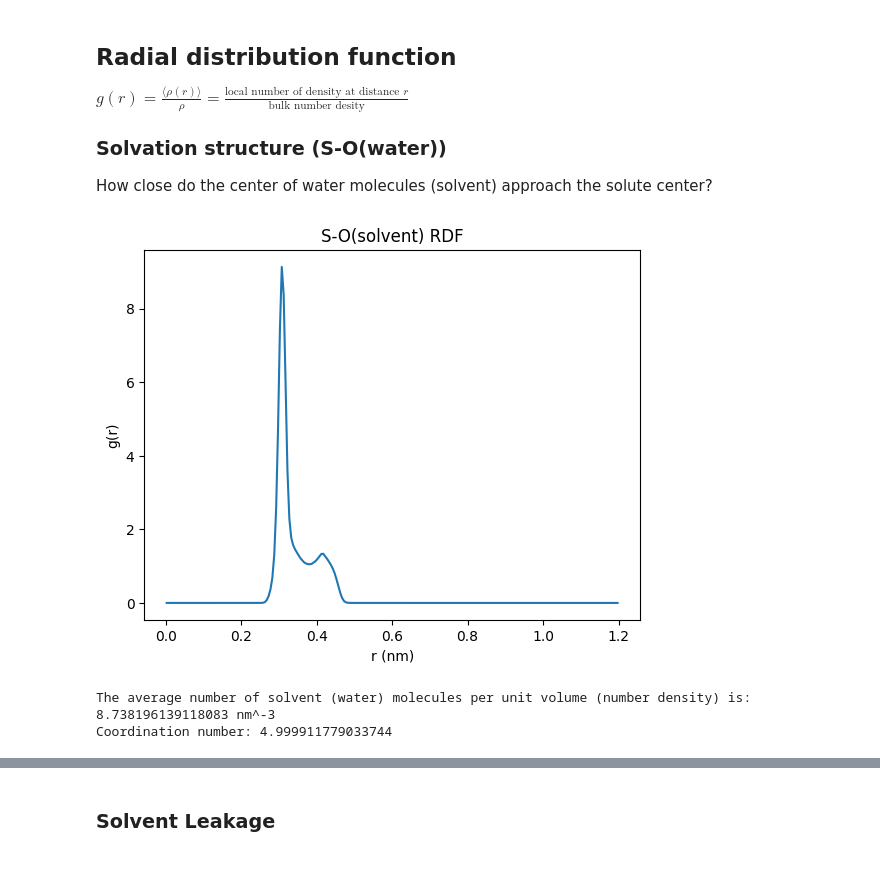
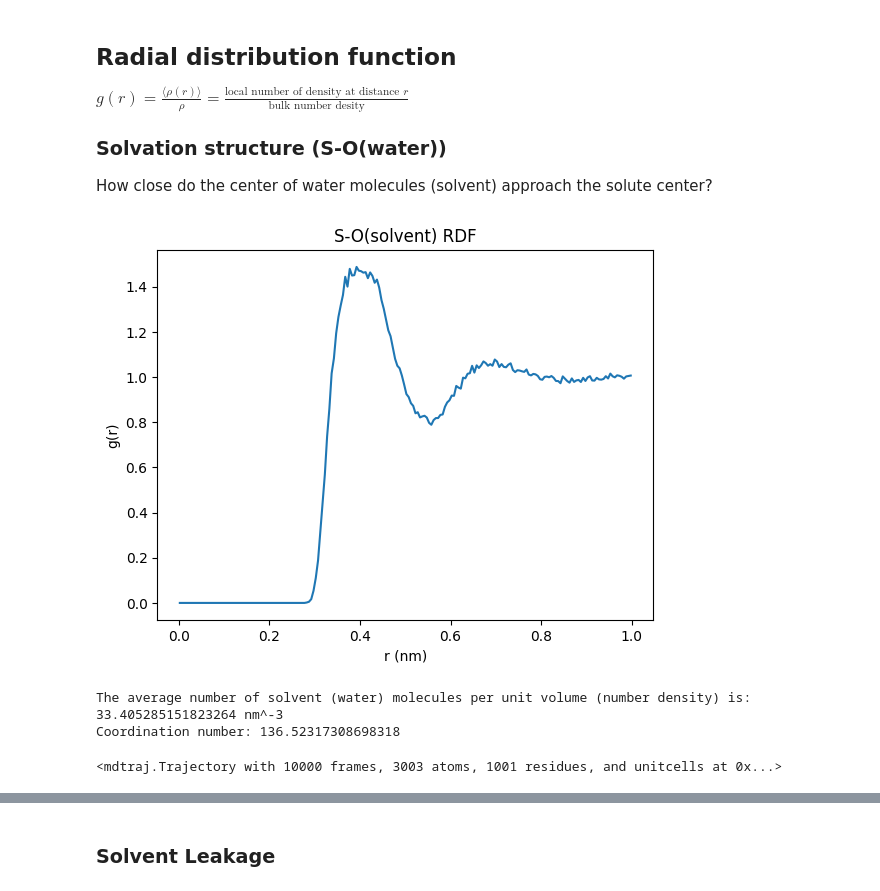
Before and after one commit to fleurdolmans/fab-torch, a Jupyter notebook: experiments/solvation/visualize_md.ipynb, the cells around one changed output, grey strips where cells are left out. Drawn from its saved outputs; the diff is of its cells as text; code cells hidden in the pictures.

Commit message:
visualizations

```diff
--- a/experiments/solvation/visualize_md.ipynb
+++ b/experiments/solvation/visualize_md.ipynb
@@ -7,8 +9,15 @@ import matplotlib.pyplot as plt
 # %% [markdown]
 # Water in Water
 # %%
-h5_path = "/Users/fleurdolmans/Documents/UvA/Master AI/Thesis/HDD/data/molecules/md/water/waterInwater_dim54_temp300_eq10000_burn100000_steps10000000_fpt0.5_every10_ecTrue_r0.3_fc10000.0_icnone_rwFalse.h5"
+version = "v2"
+# folder = f"/Users/fleurdolmans/Documents/UvA/Master AI/Thesis/HDD/data/molecules/md/water/{version}"
+
+folder = f"/Users/fleurdolmans/Downloads/md/water/pbc/{version}"
+h5_path = f"{folder}/traj_waterInwater.h5"
 traj = md.load_hdf5(h5_path)
+
+# # Save pdb file. This file you can use in for example VDM if you would like to use another visualization software.
+# traj.save(f"{folder}/traj_waterInwater_{version}.pdb")
 # %% [markdown]
 #### Basic Droplet Info
 # %%
@@ -123,8 +166,13 @@ plt.show()
 # %% [markdown]
 # SO2 in Water
 # %%
-h5_path = "/Users/fleurdolmans/Documents/UvA/Master AI/Thesis/HDD/data/molecules/md/so2/so2Inwater_dim54_temp300_eq10000_burn100000_steps10000000_fpt0.5_every10_ecTrue_r0.3_fc10000.0_icnone_rwFalse.h5"
+version = "v2"
+folder = f"/Users/fleurdolmans/Downloads/md/so2/pbc/{version}"
+h5_path = f"{folder}/traj_so2Inwater.h5"
 traj = md.load_hdf5(h5_path)
+
+# Save pdb file. This file you can use in for example VDM if you would like to use another visualization software.
+# traj.save(f"{folder}/traj_so2Inwater_{version}.pdb")
 # %% [markdown]
 #### Basic Droplet Info
 # %%
@@ -174,12 +261,23 @@ print(table.head())
+# %%
+
+# traj = md.load_pdb("/Users/fleurdolmans/Documents/UvA/Master AI/Thesis/HDD/data/molecules/solutes/so2.pdb")
+top = traj.topology
+
+# for bond in top.bonds:
+#     i = bond.atom1.index
+#     j = bond.atom2.index
+#     r = md.compute_distances(traj, [[i, j]])[0][0] * 10  # nm → Å
+#     print(bond.atom1.name, bond.atom2.name, r, "Å")
 # %%
 solute = top.select("not water")
+solute_S = top.select("element S")
+
 solvent = top.select("water")
 solvent_O = top.select("water and element O")
-solvent_H = top.select("water and element H")
 
 print("Number of atoms in solute:", solute.size)
+print("Number of atoms in solute sulfur:", solute_S.size)
 print("Number of atoms in solvent:", solvent.size)
 print("Number of oxygen atoms in solvent:", solvent_O.size)
-print("Number of hydrogen atoms in solvent:", solvent_H.size)
 # %% [output]
 Number of atoms in solute: 3
@@ -195,22 +293,17 @@ $g(r) = \frac{\langle \rho (r)\rangle }{\rho}=\frac{\text{local number of densit
 ### Solvation structure (S-O(water))
 How close do the center of water molecules (solvent) approach the solute center?
 # %%
-pairs = traj.topology.select_pairs(solute, solvent_O)
+pairs = traj.topology.select_pairs(solute_S, solvent_O)
 
-r, g_r = md.compute_rdf(
-    traj,
-    pairs=pairs,
-    r_range=(0.0, 1.2),  # nm
-    bin_width=0.005
-)
+r, g_r = md.compute_rdf(traj, pairs=pairs, r_range=(0, 1), bin_width=0.005, periodic=True)
 
 plt.plot(r, g_r)
 plt.xlabel("r (nm)")
 plt.ylabel("g(r)")
 plt.title("S-O(solvent) RDF")
 plt.show()
 # %% [output]
-[figure, old version]
+[figure, new version]
 # %%
 rho = len(solvent_O) / traj.unitcell_volumes.mean()  # number density
 print("The average number of solvent (water) molecules per unit volume (number density) is:", rho, "nm^-3")
@@ -218,5 +311,9 @@ print("The average number of solvent (water) molecules per unit volume (number d
 coord_number = 4 * np.pi * rho * np.trapz(g_r * r**2, r)
 print("Coordination number:", coord_number)
 # %% [output]
-The average number of solvent (water) molecules per unit volume (number density) is: 8.738196139118083 nm^-3
-Coordination number: 4.999911779033744
+The average number of solvent (water) molecules per unit volume (number density) is: 33.405285151823264 nm^-3
+Coordination number: 136.52317308698318
+# %%
+traj.superpose(traj, 0)
+# %% [output]
+<mdtraj.Trajectory with 10000 frames, 3003 atoms, 1001 residues, and unitcells at 0x...>
```
Also changed, not shown: parts of 16 cells of this notebook, 2 other files.
